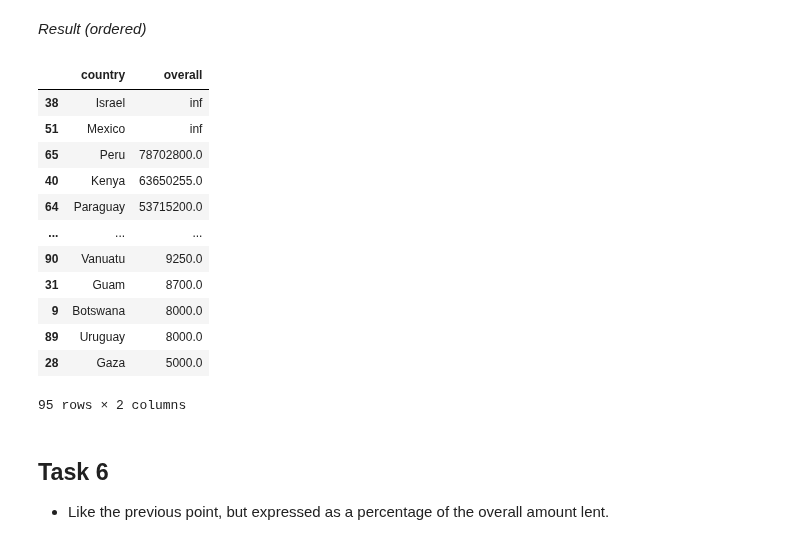
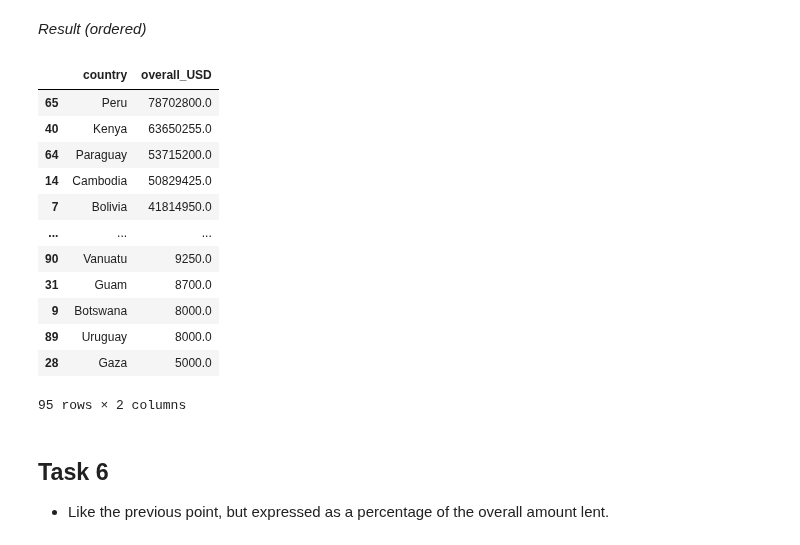
Before and after one commit to gaveter/Project_cs, a Jupyter notebook: Project.ipynb, the cells around one changed output. Saved outputs shown, nothing was run; the diff lists cells and outputs as text; code cells hidden in the pictures.

```diff
--- a/Project.ipynb
+++ b/Project.ipynb
@@ -486,0 +634,31 @@ date_currency
+# %%
+def get_valid_day(date,currency):
+  if currency=='ILS': #ILS non presenta info antecendenti al 2011, MXN dal 2008
+    date = datetime.strptime('2011-01-03','%Y-%m-%d')
+  else:
+    date = datetime.strptime('2008-01-02','%Y-%m-%d')
+  return date
+
+def get_info_from_API(date):
+  date = date.strftime('%Y-%m-%d')
+  request = 'https://api.exchangeratesapi.io/history?start_at='+date+'&end_at='+date+'&base=USD'
+  request_API = requests.get(request)
+  dict_API = request_API.json()
+  dict_API = dict_API['rates'][date]
+  return dict_API
+
+def get_last_date_currency(currency,date):
+  date = datetime.strptime(date,'%Y-%m-%d')
+  date = get_valid_day(date,currency)
+  dict_result = get_info_from_API(date)
+  while currency not in dict_result.keys():
+    date = get_valid_day(date)
+    dict_result = get_info_from_API(date)
+  print(date)
+  return dict_result[currency]
+# %%
+inizio = datetime.now()
+print("Inizio: "+inizio.strftime("%H:%M:%S"))
+date_currencyNan['rate'] = date_currencyNan.apply(lambda x: get_last_date_currency(x['curr'],x['date']),axis=1)
+fine = datetime.now()
+print("Fine: "+fine.strftime("%H:%M:%S"))
@@ -487,3 +683,5 @@ date_currency
+# %%
+date_currency = pd.concat([date_currency,date_currencyNan],axis=0)
 # %% [markdown]
 ### Inner join between rows which contains currency convertible and DataFrame created before
 # %%
@@ -549,3 +713,5 @@ country_amountLoan[country_amountLoan['country_name']=='Mexico']
+# %%
+country_amountLoan.columns = ['country','overall_USD']
 # %% [markdown]
 ### _Result_
 # %%
@@ -560,14 +726,14 @@ country_amountLoan.head()
 # %% [markdown]
 _Result (ordered)_
 # %%
-country_amountLoan.sort_values(by='overall',ascending=False)
+country_amountLoan.sort_values(by='overall_USD',ascending=False)
 # %% [output]
-|  | country | overall |
-| 38 | Israel | inf |
-| 51 | Mexico | inf |
+|  | country | overall_USD |
 | 65 | Peru | 78702800.0 |
 | 40 | Kenya | 63650255.0 |
 | 64 | Paraguay | 53715200.0 |
+| 14 | Cambodia | 50829425.0 |
+| 7 | Bolivia | 41814950.0 |
 | ... | ... | ... |
 | 90 | Vanuatu | 9250.0 |
 | 31 | Guam | 8700.0 |
```
Also changed, not shown: parts of 44 cells of this notebook.
